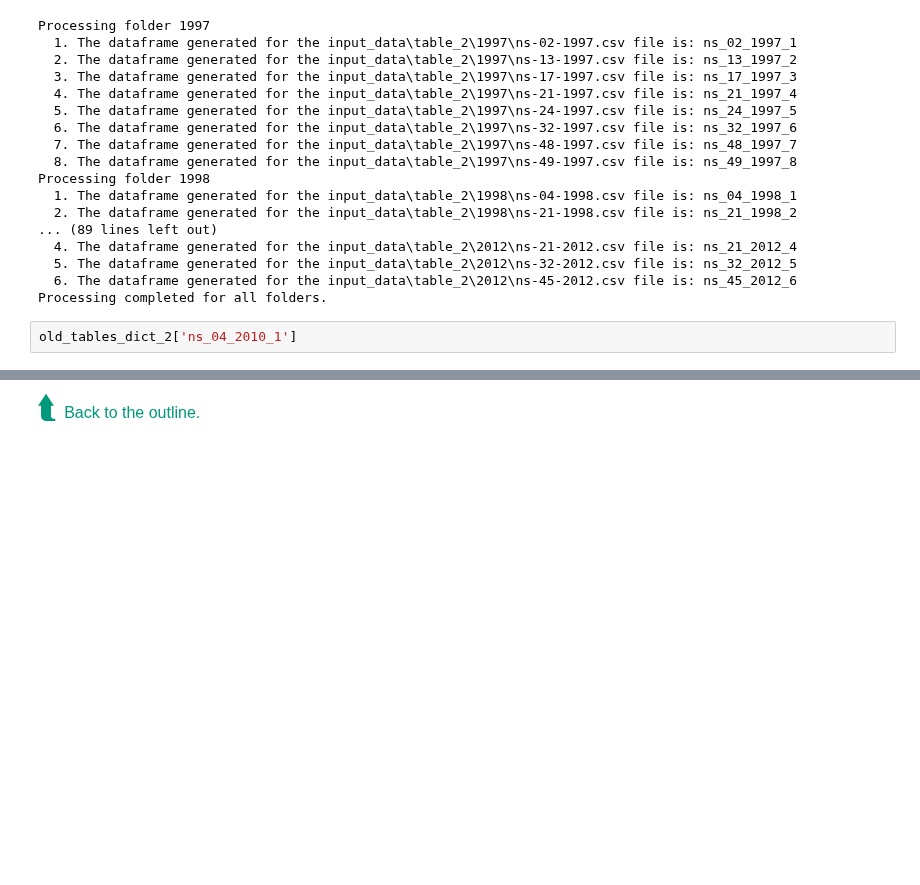
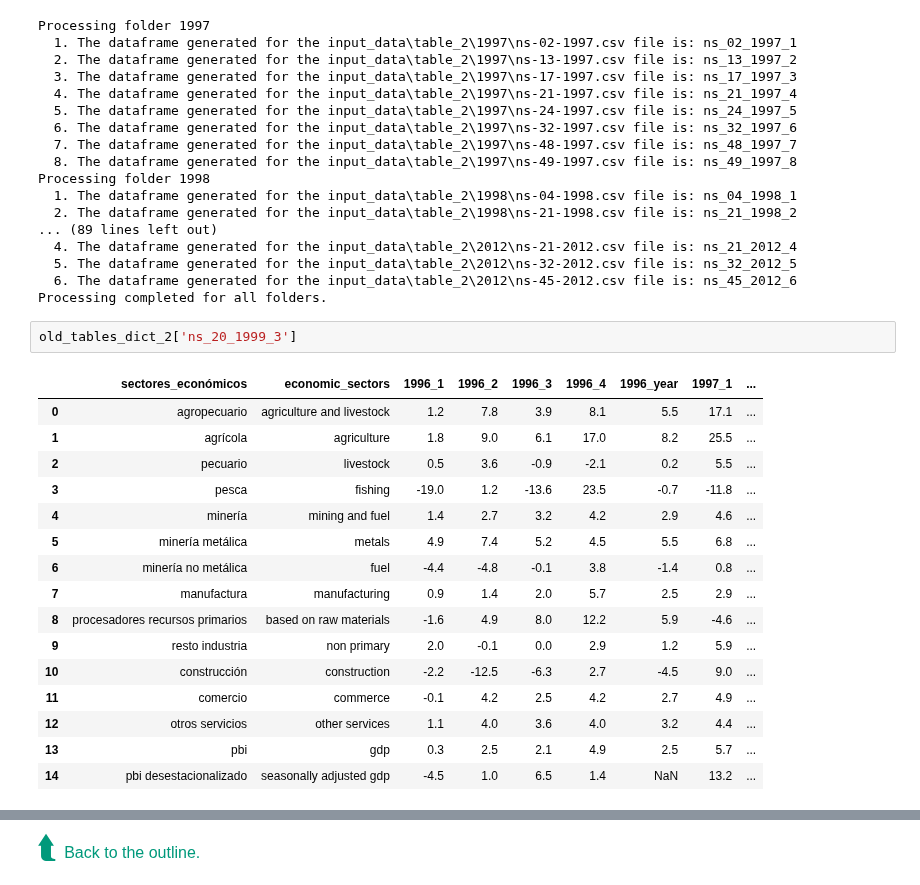
Before and after one commit to JasonCruz18/peru_gdp_revisions, a Jupyter notebook: gdp_revisions_datasets/old_gdp_datasets.ipynb, the cells around one changed output, grey strips where cells are left out. Drawn from its saved outputs; the diff is of its cells as text; blank space fills up the shorter version.

```diff
--- a/gdp_revisions_datasets/old_gdp_datasets.ipynb
+++ b/gdp_revisions_datasets/old_gdp_datasets.ipynb
@@ -1001,5 +1005,22 @@ Processing folder 1998
   6. The dataframe generated for the input_data\table_2\2012\ns-45-2012.csv file is: ns_45_2012_6
 Processing completed for all folders.
 # %%
-old_tables_dict_2['ns_04_2010_1']
+old_tables_dict_2['ns_20_1999_3']
+# %% [output]
+|  | sectores_económicos | economic_sectors | 1996_1 | 1996_2 | 1996_3 | 1996_4 | 1996_year | 1997_1 | ... |
+| 0 | agropecuario | agriculture and livestock | 1.2 | 7.8 | 3.9 | 8.1 | 5.5 | 17.1 | ... |
+| 1 | agrícola | agriculture | 1.8 | 9.0 | 6.1 | 17.0 | 8.2 | 25.5 | ... |
+| 2 | pecuario | livestock | 0.5 | 3.6 | -0.9 | -2.1 | 0.2 | 5.5 | ... |
+| 3 | pesca | fishing | -19.0 | 1.2 | -13.6 | 23.5 | -0.7 | -11.8 | ... |
+| 4 | minería | mining and fuel | 1.4 | 2.7 | 3.2 | 4.2 | 2.9 | 4.6 | ... |
+| 5 | minería metálica | metals | 4.9 | 7.4 | 5.2 | 4.5 | 5.5 | 6.8 | ... |
+| 6 | minería no metálica | fuel | -4.4 | -4.8 | -0.1 | 3.8 | -1.4 | 0.8 | ... |
+| 7 | manufactura | manufacturing | 0.9 | 1.4 | 2.0 | 5.7 | 2.5 | 2.9 | ... |
+| 8 | procesadores recursos primarios | based on raw materials | -1.6 | 4.9 | 8.0 | 12.2 | 5.9 | -4.6 | ... |
+| 9 | resto industria | non primary | 2.0 | -0.1 | 0.0 | 2.9 | 1.2 | 5.9 | ... |
+| 10 | construcción | construction | -2.2 | -12.5 | -6.3 | 2.7 | -4.5 | 9.0 | ... |
+| 11 | comercio | commerce | -0.1 | 4.2 | 2.5 | 4.2 | 2.7 | 4.9 | ... |
+| 12 | otros servicios | other services | 1.1 | 4.0 | 3.6 | 4.0 | 3.2 | 4.4 | ... |
+| 13 | pbi | gdp | 0.3 | 2.5 | 2.1 | 4.9 | 2.5 | 5.7 | ... |
+| 14 | pbi desestacionalizado | seasonally adjusted gdp | -4.5 | 1.0 | 6.5 | 1.4 | NaN | 13.2 | ... |
 # %%
```
Also changed, not shown: parts of 83 cells of this notebook, 1 other file.
